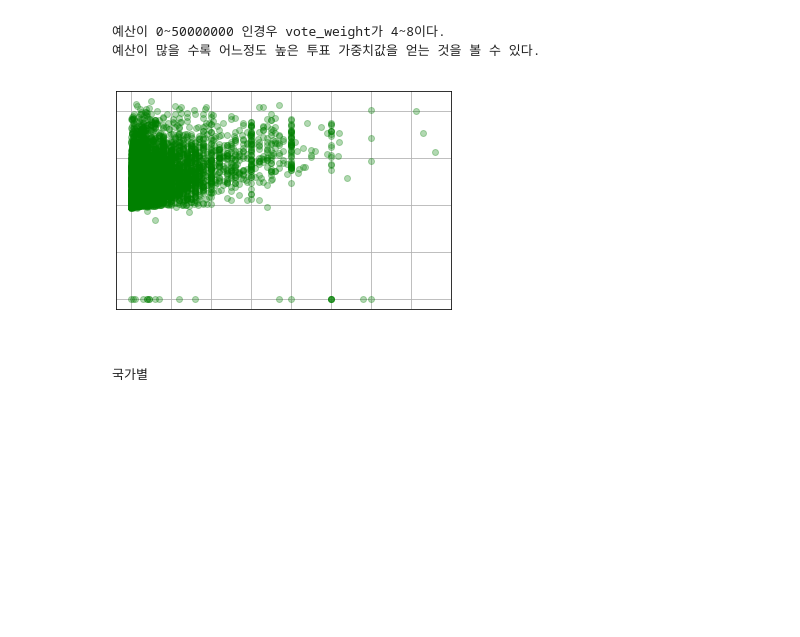
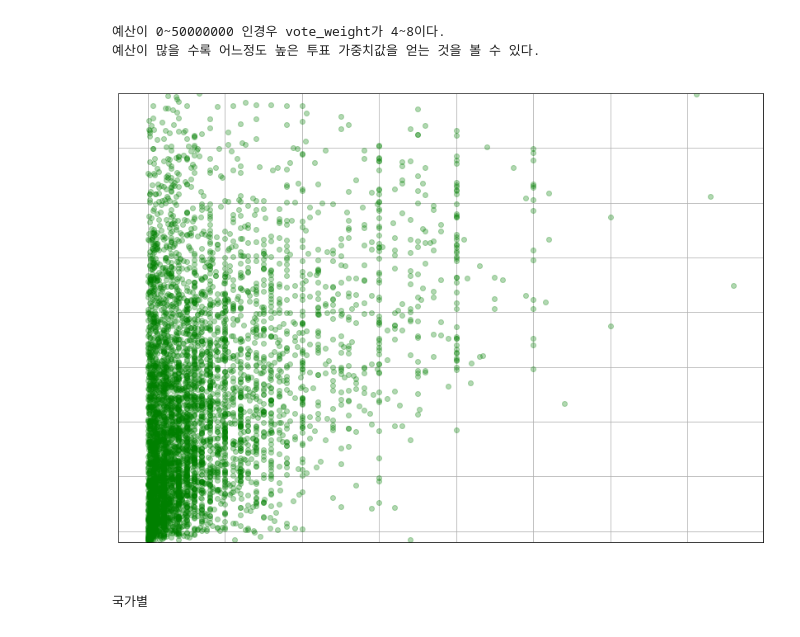
Before and after one commit to sky3085/ripple_ezen, a Jupyter notebook: ML/4.TMDBAnalysis.ipynb, the cells around one changed output. Drawn from its saved outputs; the diff is of its cells as text; code cells hidden in the pictures; blank space fills up the shorter version.

```diff
--- a/ML/4.TMDBAnalysis.ipynb
+++ b/ML/4.TMDBAnalysis.ipynb
@@ -260,13 +275,15 @@ len(df.vote_score[df.vote_score == 0])
 예산이 많을 수록 어느정도 높은 투표 가중치값을 얻는 것을 볼 수 있다.</pre>
 # %%
 # 세로 : result, 세로 : vote_score
-plt.plot(df.budget, df.vote_weight, 'go', alpha=0.3)
+plt.figure(figsize=(14, 10))
+plt.plot(name.budget, name.vote_weight, 'go', alpha=0.3)
 plt.xticks(color='white')
 plt.yticks(color='white')
+plt.ylim(3.9, 8)
 plt.grid()
 plt.show()
 # %% [output]
-[figure, old version]
+[figure, new version]
 # %% [markdown]
 <pre>국가별</pre>
 # %%
```
Also changed, not shown: parts of 10 cells of this notebook, 1 other file.
